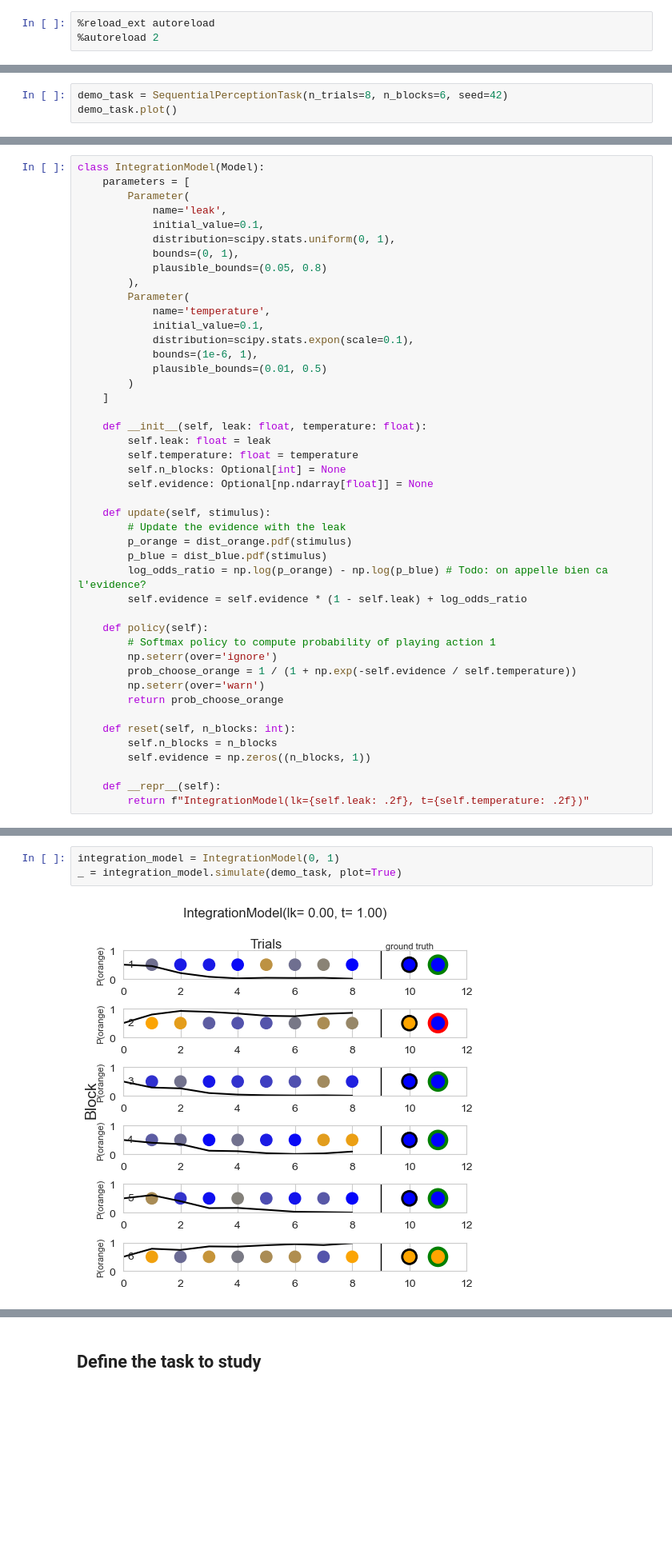
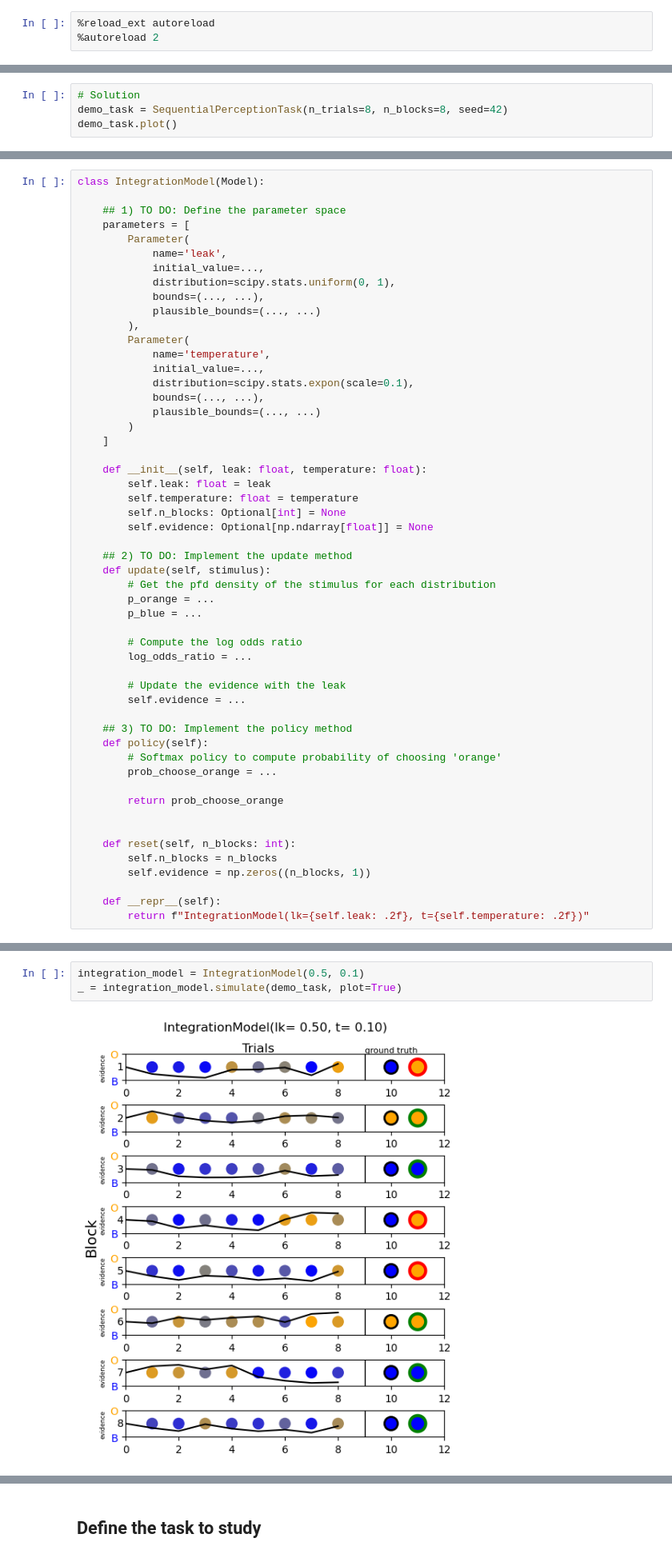
Before and after one commit to easiryne/cognitive-modeling-lab, a Jupyter notebook: TD_10/td10_notebook.ipynb, the cells around one changed output, grey strips where cells are left out. Shown at 80% size. Drawn from its saved outputs; the diff is of its cells as text; blank space fills up the shorter version.

```diff
--- a/TD_10/td10_notebook.ipynb
+++ b/TD_10/td10_notebook.ipynb
@@ -76,4 +107,5 @@ plt.show()
 # %%
-demo_task = SequentialPerceptionTask(n_trials=8, n_blocks=6, seed=42)
+# Solution
+demo_task = SequentialPerceptionTask(n_trials=8, n_blocks=8, seed=42)
 demo_task.plot()
 # %% [output]
@@ -86,19 +182,21 @@ We will create a model that integrates the evidence over time.
 # %%
 class IntegrationModel(Model):
+
+    ## 1) TO DO: Define the parameter space
     parameters = [
         Parameter(
             name='leak',
-            initial_value=0.1,
+            initial_value=...,
             distribution=scipy.stats.uniform(0, 1),
-            bounds=(0, 1),
-            plausible_bounds=(0.05, 0.8)
+            bounds=(..., ...),
+            plausible_bounds=(..., ...)
         ),
         Parameter(
             name='temperature',
-            initial_value=0.1,
+            initial_value=...,
             distribution=scipy.stats.expon(scale=0.1),
-            bounds=(1e-6, 1),
-            plausible_bounds=(0.01, 0.5)
+            bounds=(..., ...),
+            plausible_bounds=(..., ...)
         )
     ]
 
@@ -108,19 +206,25 @@ class IntegrationModel(Model):
         self.n_blocks: Optional[int] = None
         self.evidence: Optional[np.ndarray[float]] = None
 
+    ## 2) TO DO: Implement the update method
     def update(self, stimulus):
+        # Get the pfd density of the stimulus for each distribution
+        p_orange = ...
+        p_blue = ...
+
+        # Compute the log odds ratio
+        log_odds_ratio = ...
+
         # Update the evidence with the leak
-        p_orange = dist_orange.pdf(stimulus)
-        p_blue = dist_blue.pdf(stimulus)
-        log_odds_ratio = np.log(p_orange) - np.log(p_blue) # Todo: on appelle bien ca l'evidence?
-        self.evidence = self.evidence * (1 - self.leak) + log_odds_ratio
+        self.evidence = ...
 
+    ## 3) TO DO: Implement the policy method
     def policy(self):
-        # Softmax policy to compute probability of playing action 1
-        np.seterr(over='ignore')
-        prob_choose_orange = 1 / (1 + np.exp(-self.evidence / self.temperature))
-        np.seterr(over='warn')
+        # Softmax policy to compute probability of choosing 'orange'
+        prob_choose_orange = ...
+
         return prob_choose_orange
+
 
     def reset(self, n_blocks: int):
         self.n_blocks = n_blocks
@@ -131,7 +298,7 @@ class IntegrationModel(Model):
 # %%
-integration_model = IntegrationModel(0, 1)
+integration_model = IntegrationModel(0.5, 0.1)
 _ = integration_model.simulate(demo_task, plot=True)
 # %% [output]
-[figure, old version]
+[figure, new version]
 # %% [markdown]
 ### Model 2: Extremum detection model
```
Also changed, not shown: parts of 114 cells of this notebook, 2 other files.
